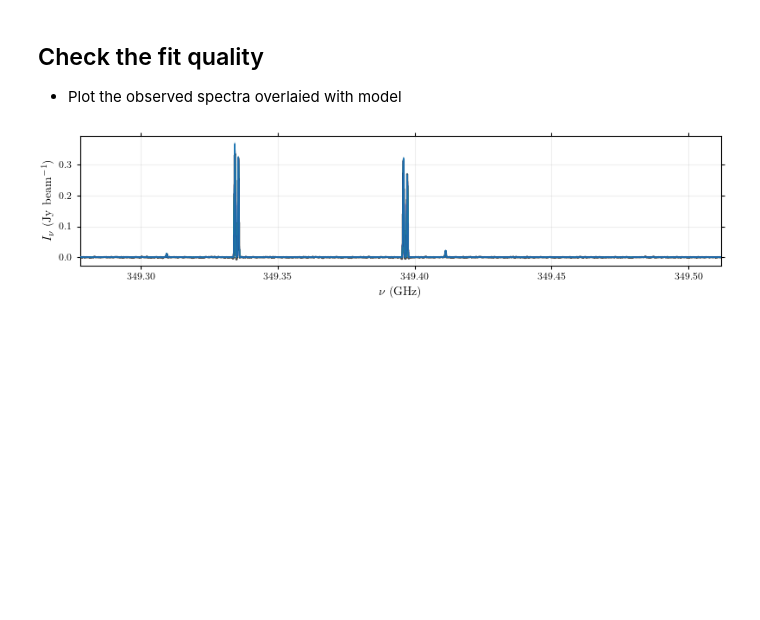
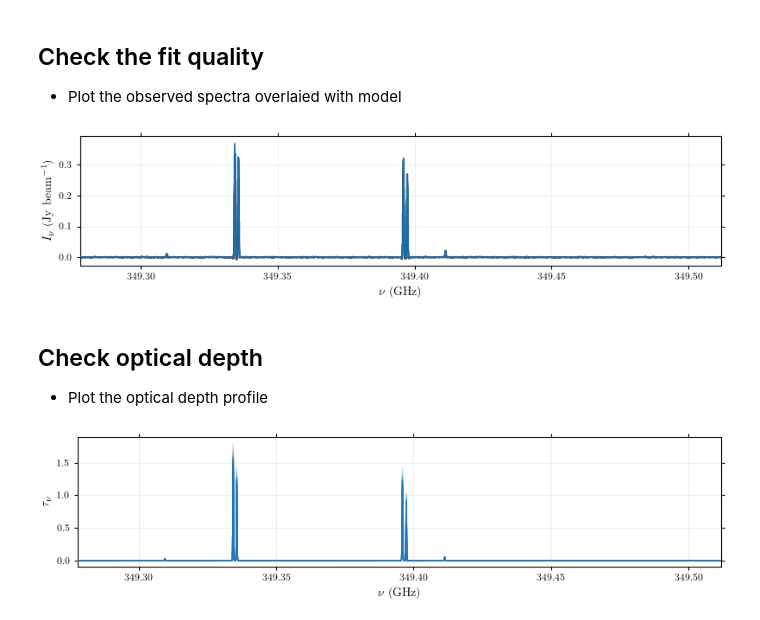
Before and after one commit to yyamato-as/specfit, a Jupyter notebook: exmaple_C2H_TW_Hya.ipynb, the cells around one changed output. Drawn from its saved outputs; the diff is of its cells as text; code cells hidden in the pictures; blank space fills up the shorter version.

Commit message:
Added a section of optical depth check in the exmaple ipynb file

```diff
--- a/exmaple_C2H_TW_Hya.ipynb
+++ b/exmaple_C2H_TW_Hya.ipynb
@@ -296,3 +301,36 @@ ax.set(
 ax.grid(alpha=0.2);
 # %% [output]
 [figure]
+# %% [markdown]
+## Check optical depth
+- Plot the optical depth profile
+# %%
+rng = np.random.default_rng(19971206)
+nsample = 50
+show_error = False
+
+fig, ax = plt.subplots(figsize=(8, 2), layout="constrained")
+
+for j in rng.integers(low=0, high=sample.shape[0], size=nsample):
+    for name, val in zip(paramset.free_param_name, sample[j]):
+        getattr(paramset, name).set_value(val)
+
+    tau = calc_optical_depth(nu=nu, species=species, paramset=paramset, data=data)
+
+    ax.plot(
+        nu * 1e-9,
+        tau,
+        color="tab:blue",
+        alpha=0.1,
+        lw=1.0,
+        zorder=100,
+    )
+
+ax.set(
+    xlim=(spec.nu.min() * 1e-9, spec.nu.max() * 1e-9),
+    xlabel=r"$\nu$ (GHz)",
+    ylabel=r"$\tau_\nu$",
+)
+ax.grid(alpha=0.2)
+# %% [output]
+[figure, added]
```
Also changed, not shown: parts of 1 cell of this notebook.
